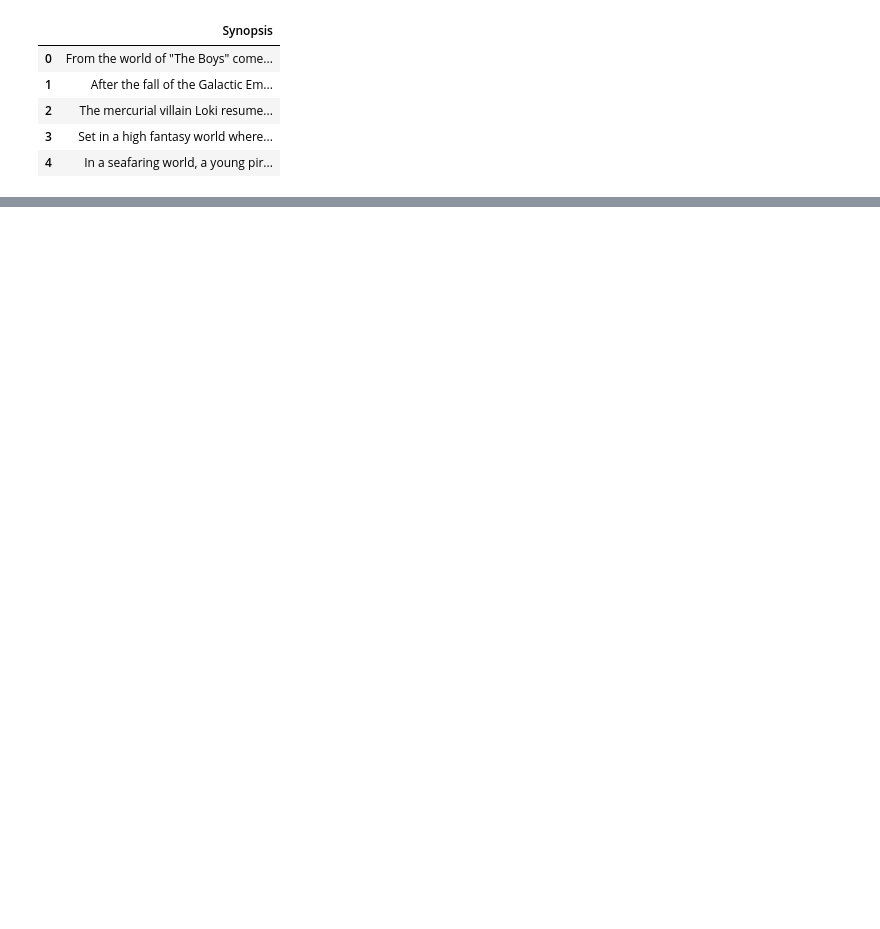
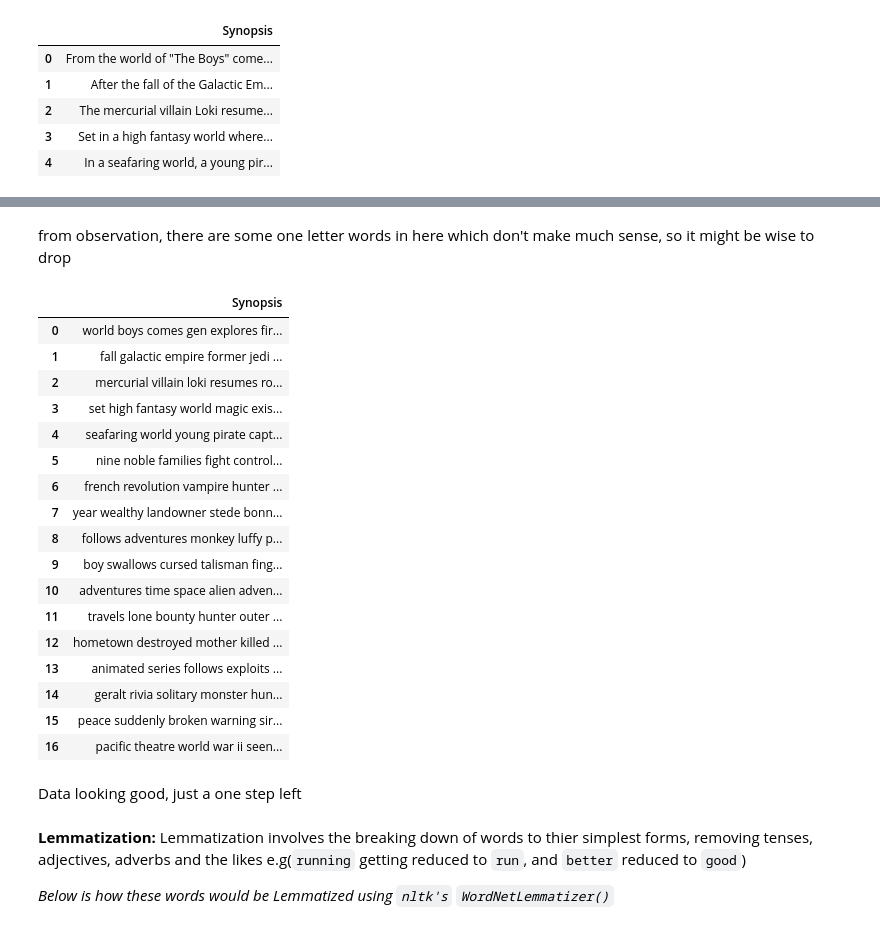
Before and after one commit to Voidblocker/Movie-Classification-using-NLP, a Jupyter notebook: Movie Classification with NLP.ipynb, the cells around one changed output, grey strips where cells are left out. Drawn from its saved outputs; the diff is of its cells as text; code cells hidden in the pictures; blank space fills up the shorter version.

Commit message:
Data Cleaning

```diff
--- a/Movie Classification with NLP.ipynb
+++ b/Movie Classification with NLP.ipynb
@@ -45,0 +79,2 @@ Good, we can dive into cleaning
+# %%
+new_data['Synopsis'] = new_data['Synopsis'].apply(lambda x : " ".join([i.lower() for i in x.split(" ")]))
@@ -45,0 +99,6 @@ Good, we can dive into cleaning
+# %%
+# regex would be used to do this
+import re            #<--- regex
+
+### removing these symbols from sentences
+new_data['Synopsis'] = new_data['Synopsis'].apply(lambda x : re.sub(r'[^a-zA-Z\s]', '', x))
@@ -45,0 +130,4 @@ Good, we can dive into cleaning
+# %%
+## Removing punctuation from the texts in all the columns
+import string
+new_data['Synopsis'] = new_data['Synopsis'].apply(lambda x: x.translate(str.maketrans('', '', string.punctuation)))
@@ -45,0 +161,14 @@ Good, we can dive into cleaning
+# %%
+### Importing the needed library for this operation
+from nltk.corpus import stopwords
+
+## adding a few stoppwords to the already defined words
+personalized_stopwords = stopwords.words('english')
+
+personalized_stopwords.extend(['from', 'subject', 're', 'edu', 'use', 'not', 'would', 'say', 'could', 'may', 'take',
+                             '_', 'be', 'know', 'good', 'go', 'get', 'do', 'done', 'try', 'many', 'some', 'come'
+                             'nice', 'thank', 'think', 'see', 'rather', 'easy', 'easily', 'lot', 'lack', 'make',
+                             'want', 'seem', 'run', 'need', 'even', 'right', 'line', 'even', 'also','the',])
+
+# now, actually removing the stopwords
+new_data['Synopsis'] = new_data['Synopsis'].apply(lambda x: " ".join([i for i in x.split(" ") if i not in personalized_stopwords]))
@@ -45,0 +191,33 @@ Good, we can dive into cleaning
+# %% [markdown]
+from observation, there are some one letter words in here which don't make much sense, so it might be wise to drop
+# %%
+## lambda funcion to handle this task
+new_data['Synopsis'] = new_data['Synopsis'].apply(lambda x: " ".join([i for i in x.split(" ") if len(i) > 1]))
+
+## viewing the result
+new_data[['Synopsis']].head(17)
+# %% [output]
+|  | Synopsis |
+| 0 | world boys comes gen explores fir... |
+| 1 | fall galactic empire former jedi ... |
+| 2 | mercurial villain loki resumes ro... |
+| 3 | set high fantasy world magic exis... |
+| 4 | seafaring world young pirate capt... |
+| 5 | nine noble families fight control... |
+| 6 | french revolution vampire hunter ... |
+| 7 | year wealthy landowner stede bonn... |
+| 8 | follows adventures monkey luffy p... |
+| 9 | boy swallows cursed talisman fing... |
+| 10 | adventures time space alien adven... |
+| 11 | travels lone bounty hunter outer ... |
+| 12 | hometown destroyed mother killed ... |
+| 13 | animated series follows exploits ... |
+| 14 | geralt rivia solitary monster hun... |
+| 15 | peace suddenly broken warning sir... |
+| 16 | pacific theatre world war ii seen... |
+# %% [markdown]
+Data looking good, just a one step left
+# %% [markdown]
+**Lemmatization:** Lemmatization involves the breaking down of words to thier simplest forms, removing tenses, adjectives, adverbs and the likes e.g(`running` getting reduced to `run`, and `better` reduced to `good`)
+
+*Below is how these words would be Lemmatized using `nltk's` `WordNetLemmatizer()`*
```
Also changed, not shown: parts of 20 cells of this notebook.
